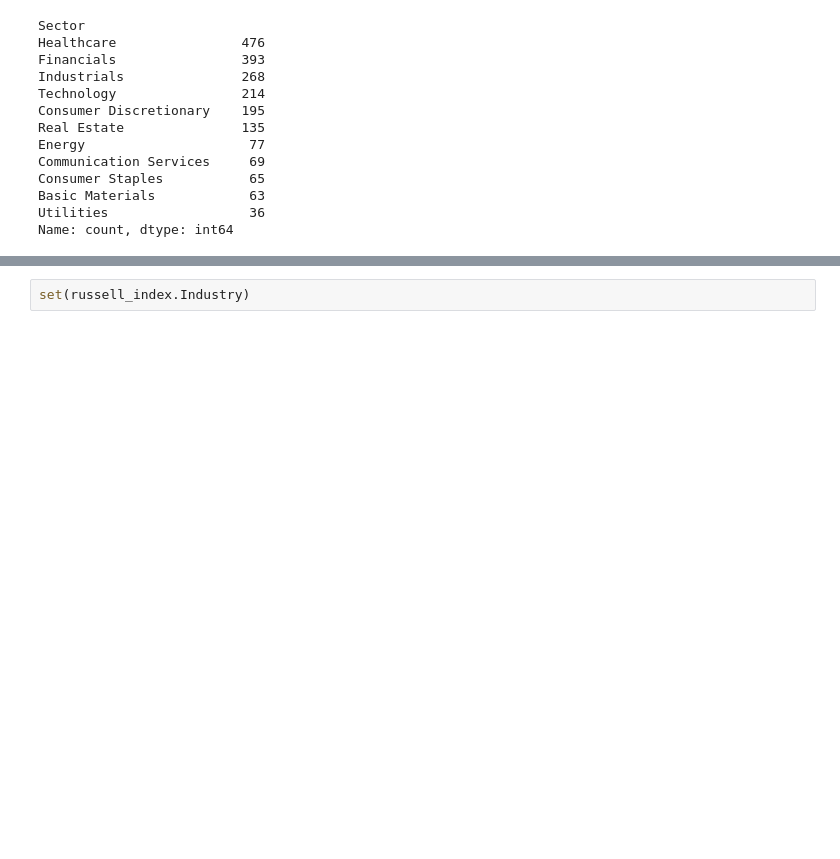
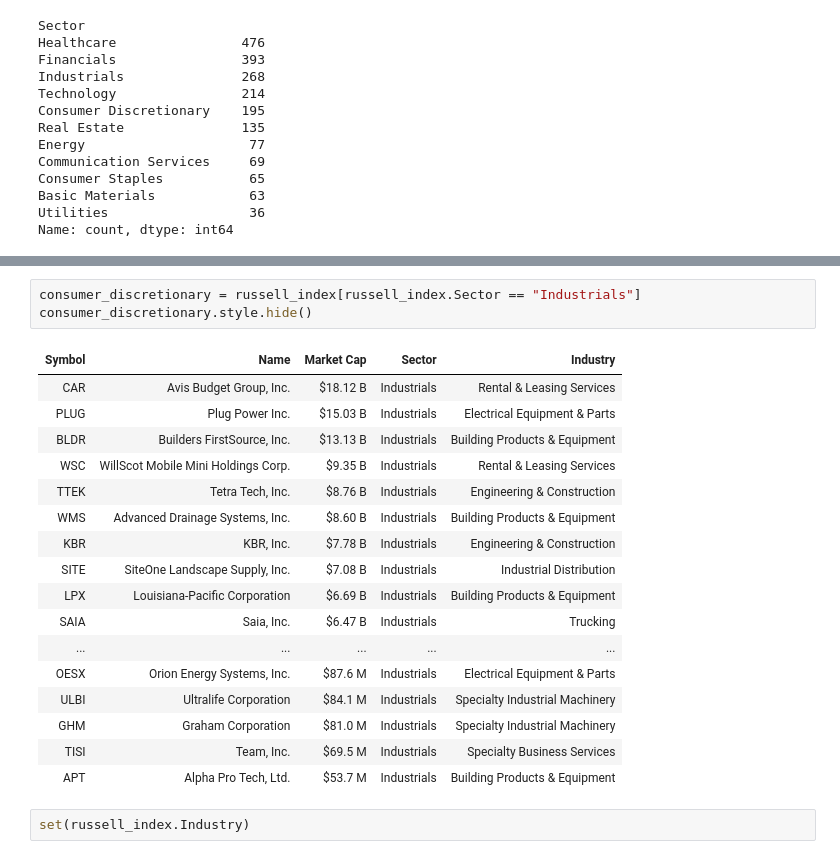
Before and after one commit to erickbytes/russell-2000-index, a Jupyter notebook: Russell 2000 Stocks.ipynb, the cells around one changed output, grey strips where cells are left out. Saved outputs shown, nothing was run; the diff lists cells and outputs as text; blank space fills up the shorter version.

```diff
--- a/Russell 2000 Stocks.ipynb
+++ b/Russell 2000 Stocks.ipynb
@@ -50,3 +58,24 @@ Name: count, Length: 136, dtype: int64
+# %%
+consumer_discretionary = russell_index[russell_index.Sector == "Industrials"]
+consumer_discretionary.style.hide()
+# %% [output]
+| Symbol | Name | Market Cap | Sector | Industry |
+| CAR | Avis Budget Group, Inc. | $18.12 B | Industrials | Rental & Leasing Services |
+| PLUG | Plug Power Inc. | $15.03 B | Industrials | Electrical Equipment & Parts |
+| BLDR | Builders FirstSource, Inc. | $13.13 B | Industrials | Building Products & Equipment |
+| WSC | WillScot Mobile Mini Holdings Corp. | $9.35 B | Industrials | Rental & Leasing Services |
+| TTEK | Tetra Tech, Inc. | $8.76 B | Industrials | Engineering & Construction |
+| WMS | Advanced Drainage Systems, Inc. | $8.60 B | Industrials | Building Products & Equipment |
+| KBR | KBR, Inc. | $7.78 B | Industrials | Engineering & Construction |
+| SITE | SiteOne Landscape Supply, Inc. | $7.08 B | Industrials | Industrial Distribution |
+| LPX | Louisiana-Pacific Corporation | $6.69 B | Industrials | Building Products & Equipment |
+| SAIA | Saia, Inc. | $6.47 B | Industrials | Trucking |
+| ... | ... | ... | ... | ... |
+| OESX | Orion Energy Systems, Inc. | $87.6 M | Industrials | Electrical Equipment & Parts |
+| ULBI | Ultralife Corporation | $84.1 M | Industrials | Specialty Industrial Machinery |
+| GHM | Graham Corporation | $81.0 M | Industrials | Specialty Industrial Machinery |
+| TISI | Team, Inc. | $69.5 M | Industrials | Specialty Business Services |
+| APT | Alpha Pro Tech, Ltd. | $53.7 M | Industrials | Building Products & Equipment |
 # %%
 set(russell_index.Industry)
 # %% [output]
```
Also changed, not shown: parts of 5 cells of this notebook, 2 other files.
